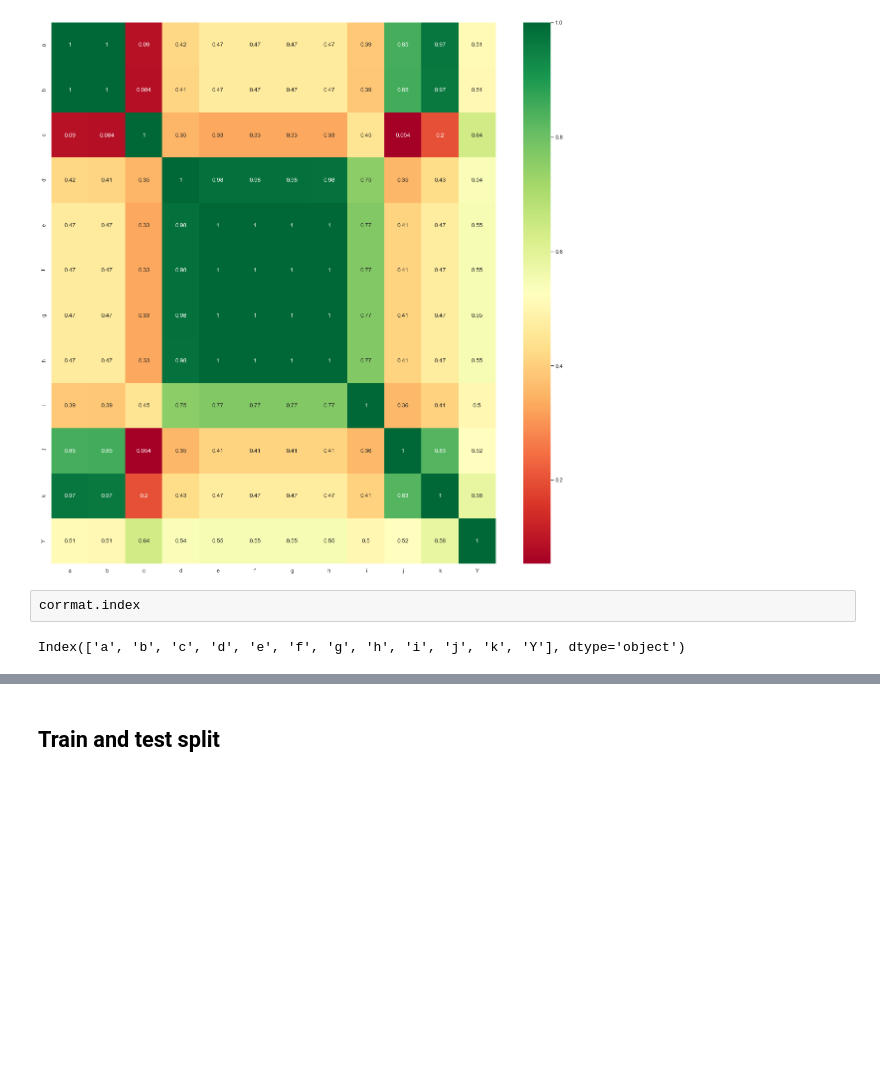
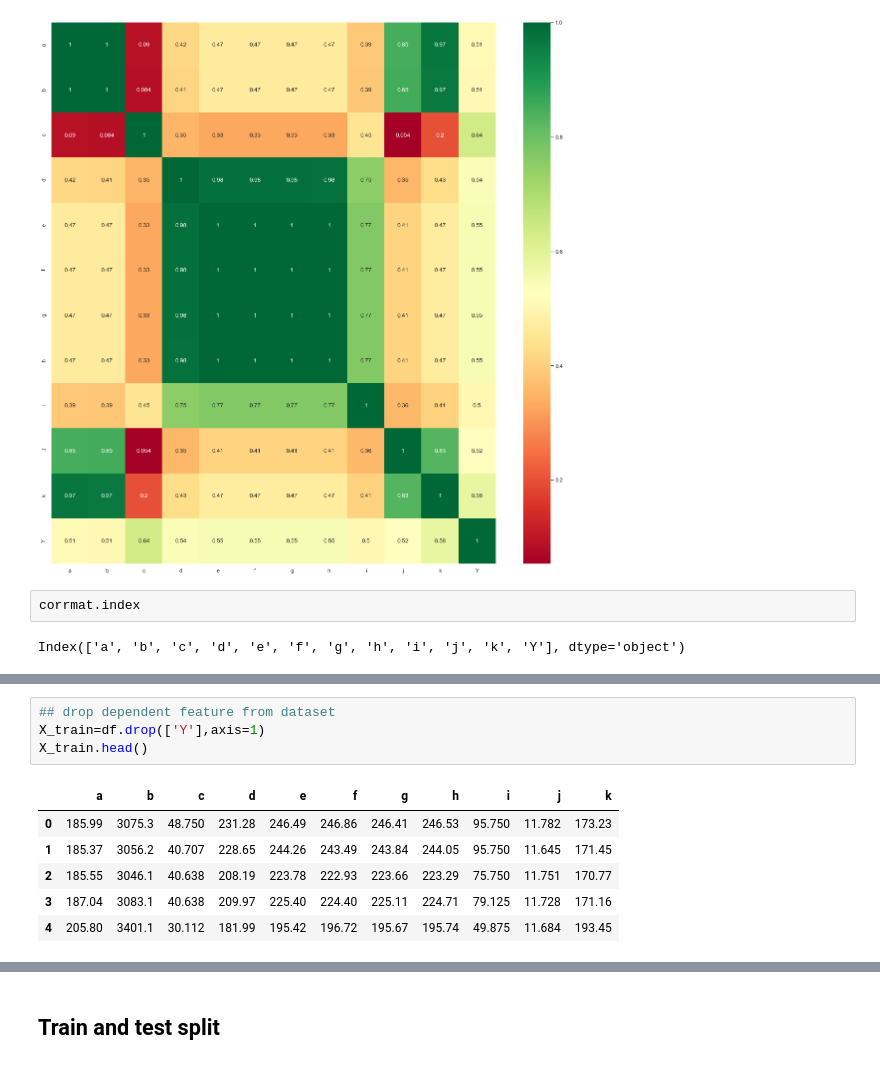
Before and after one commit to rickystanley76/steamflow-new-data, a Jupyter notebook: EDA_algoTesting.ipynb, the cells around one changed output, grey strips where cells are left out. Cells and saved outputs as stored; diff of their text form; blank space fills up the shorter version.

```diff
--- a/EDA_algoTesting.ipynb
+++ b/EDA_algoTesting.ipynb
@@ -229,0 +171,11 @@ df2.shape
+# %%
+## drop dependent feature from dataset
+X_train=df.drop(['Y'],axis=1)
+X_train.head()
+# %% [output]
+|  | a | b | c | d | e | f | g | h | i | j | k |
+| 0 | 185.99 | 3075.3 | 48.750 | 231.28 | 246.49 | 246.86 | 246.41 | 246.53 | 95.750 | 11.782 | 173.23 |
+| 1 | 185.37 | 3056.2 | 40.707 | 228.65 | 244.26 | 243.49 | 243.84 | 244.05 | 95.750 | 11.645 | 171.45 |
+| 2 | 185.55 | 3046.1 | 40.638 | 208.19 | 223.78 | 222.93 | 223.66 | 223.29 | 75.750 | 11.751 | 170.77 |
+| 3 | 187.04 | 3083.1 | 40.638 | 209.97 | 225.40 | 224.40 | 225.11 | 224.71 | 79.125 | 11.728 | 171.16 |
+| 4 | 205.80 | 3401.1 | 30.112 | 181.99 | 195.42 | 196.72 | 195.67 | 195.74 | 49.875 | 11.684 | 193.45 |
```
Also changed, not shown: parts of 42 cells of this notebook, 1 other file.
